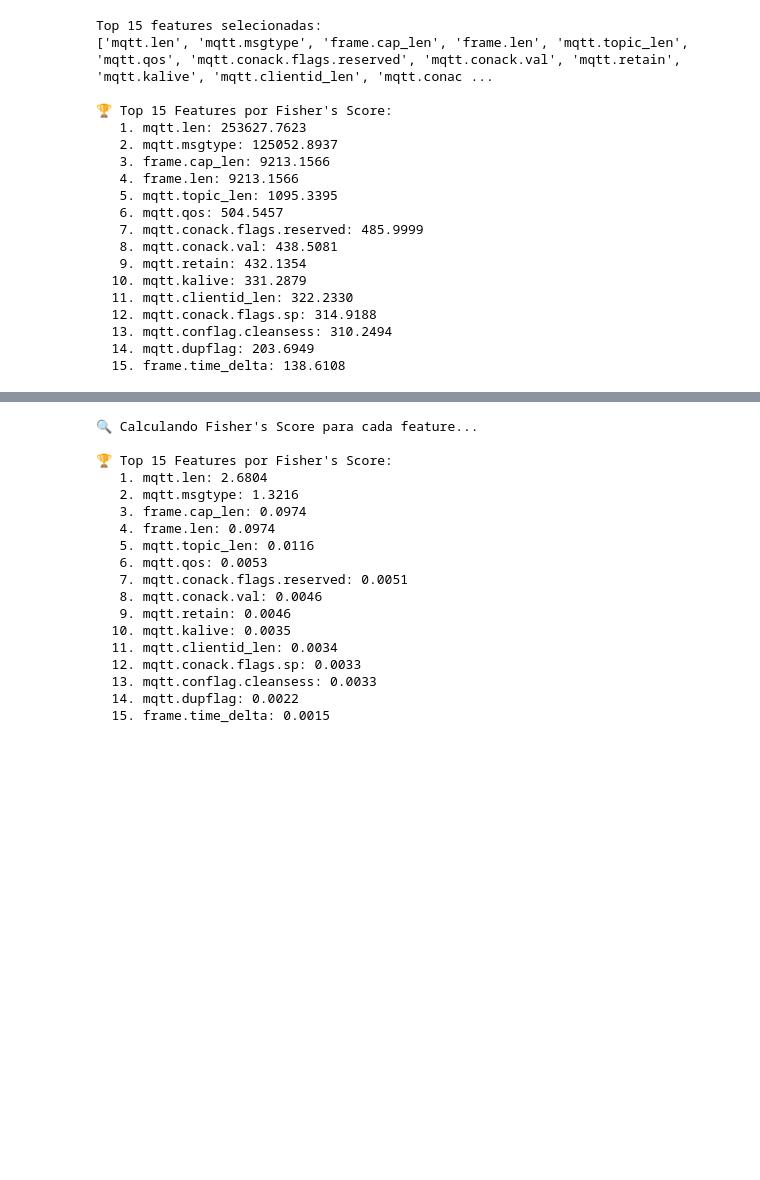
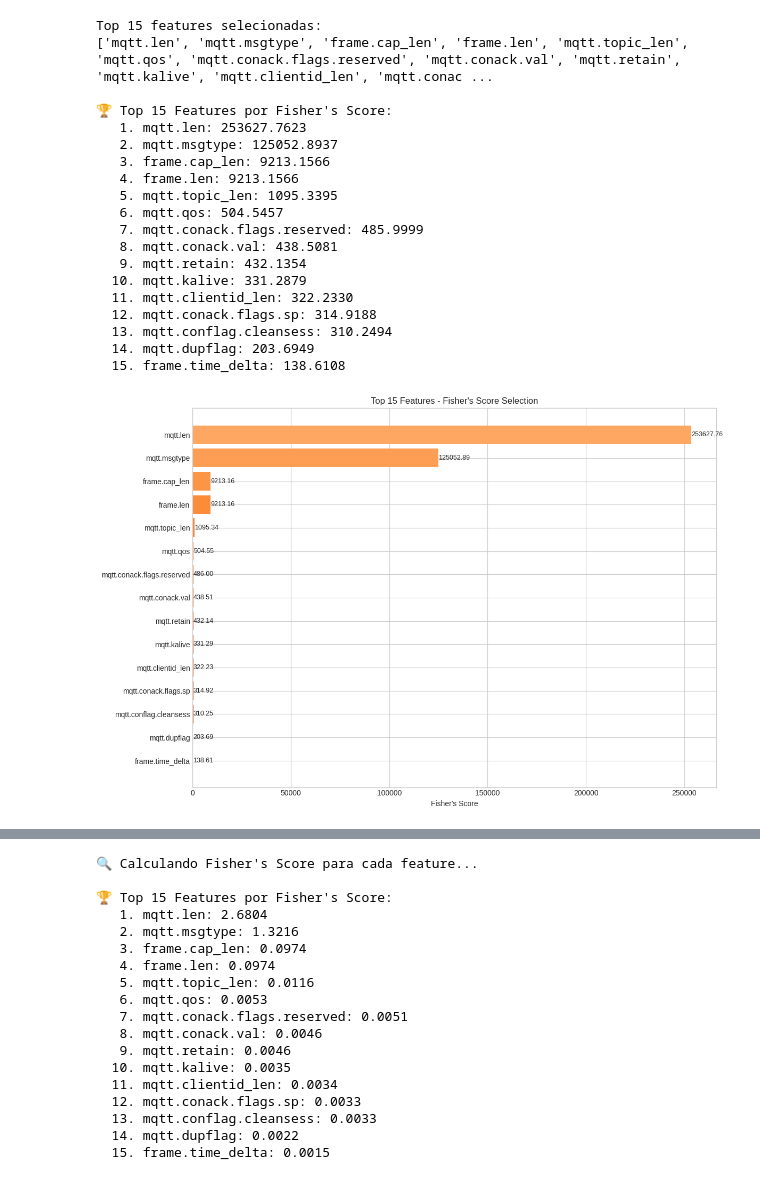
Before and after one commit to William-SWS/mqtt_under_attack, a Jupyter notebook: notebooks/model_training.ipynb, the cells around one changed output, grey strips where cells are left out. Drawn from its saved outputs; the diff is of its cells as text; code cells hidden in the pictures; blank space fills up the shorter version.

```diff
--- a/notebooks/model_training.ipynb
+++ b/notebooks/model_training.ipynb
@@ -439,23 +457,23 @@ X_fisher_input = X_fisher_input.replace([np.inf, -np.inf], 0).fillna(0)
 valid_cols = X_fisher_input.columns[X_fisher_input.nunique() > 1]
 X_fisher_input = X_fisher_input[valid_cols]
 
-top_k = min(15, X_fisher_input.shape[1])
-selector_top15 = SelectKBest(score_func=f_classif, k=top_k)
+K_fisher = min(15, X_fisher_input.shape[1])
+selector_top15 = SelectKBest(score_func=f_classif, k=K_fisher)
 selector_top15.fit(X_fisher_input, y_fisher_input)
 
-fisher_top15_df = pd.DataFrame({
+fisher_df = pd.DataFrame({
     'feature': X_fisher_input.columns,
     'fisher_score': selector_top15.scores_
 }).dropna().sort_values('fisher_score', ascending=False)
 
-selected_features = fisher_top15_df.head(top_k)['feature'].tolist()
+selected_features = fisher_df.head(K_fisher)['feature'].tolist()
 feature_names = selected_features
 
-print(f"Top {top_k} features selecionadas:")
+print(f"Top {K_fisher} features selecionadas:")
 print(feature_names)
 
-print(f"\n🏆 Top {top_k} Features por Fisher's Score:")
-for i, (_, row) in enumerate(fisher_top15_df.head(top_k).iterrows(), 1):
+print(f"\n🏆 Top {K_fisher} Features por Fisher's Score:")
+for i, (_, row) in enumerate(fisher_df.head(K_fisher).iterrows(), 1):
     print(f"  {i:2d}. {row['feature']}: {row['fisher_score']:.4f}")
 # %% [output]
 Top 15 features selecionadas:
@@ -477,3 +495,26 @@ Top 15 features selecionadas:
   13. mqtt.conflag.cleansess: 310.2494
   14. mqtt.dupflag: 203.6949
   15. frame.time_delta: 138.6108
+# %%
+# Visualizar Fisher's Score
+fig, ax = plt.subplots(figsize=(12, 8))
+
+top_fisher = fisher_df.head(K_fisher)
+colors = plt.cm.Oranges(np.linspace(0.4, 0.9, K_fisher))
+
+bars = ax.barh(range(K_fisher), top_fisher['fisher_score'].values, color=colors)
+ax.set_yticks(range(K_fisher))
+ax.set_yticklabels(top_fisher['feature'].values)
+ax.set_xlabel("Fisher's Score")
+ax.set_title(f"Top {K_fisher} Features - Fisher's Score Selection", fontsize=12)
+ax.invert_yaxis()
+
+# Adicionar valores nas barras
+for i, (bar, score) in enumerate(zip(bars, top_fisher['fisher_score'].values)):
+    ax.text(bar.get_width() + 0.01, bar.get_y() + bar.get_height()/2,
+            f'{score:.2f}', va='center', fontsize=9)
+
+plt.tight_layout()
+plt.show()
+# %% [output]
+[figure, added]
```
Also changed, not shown: parts of 12 cells of this notebook.
